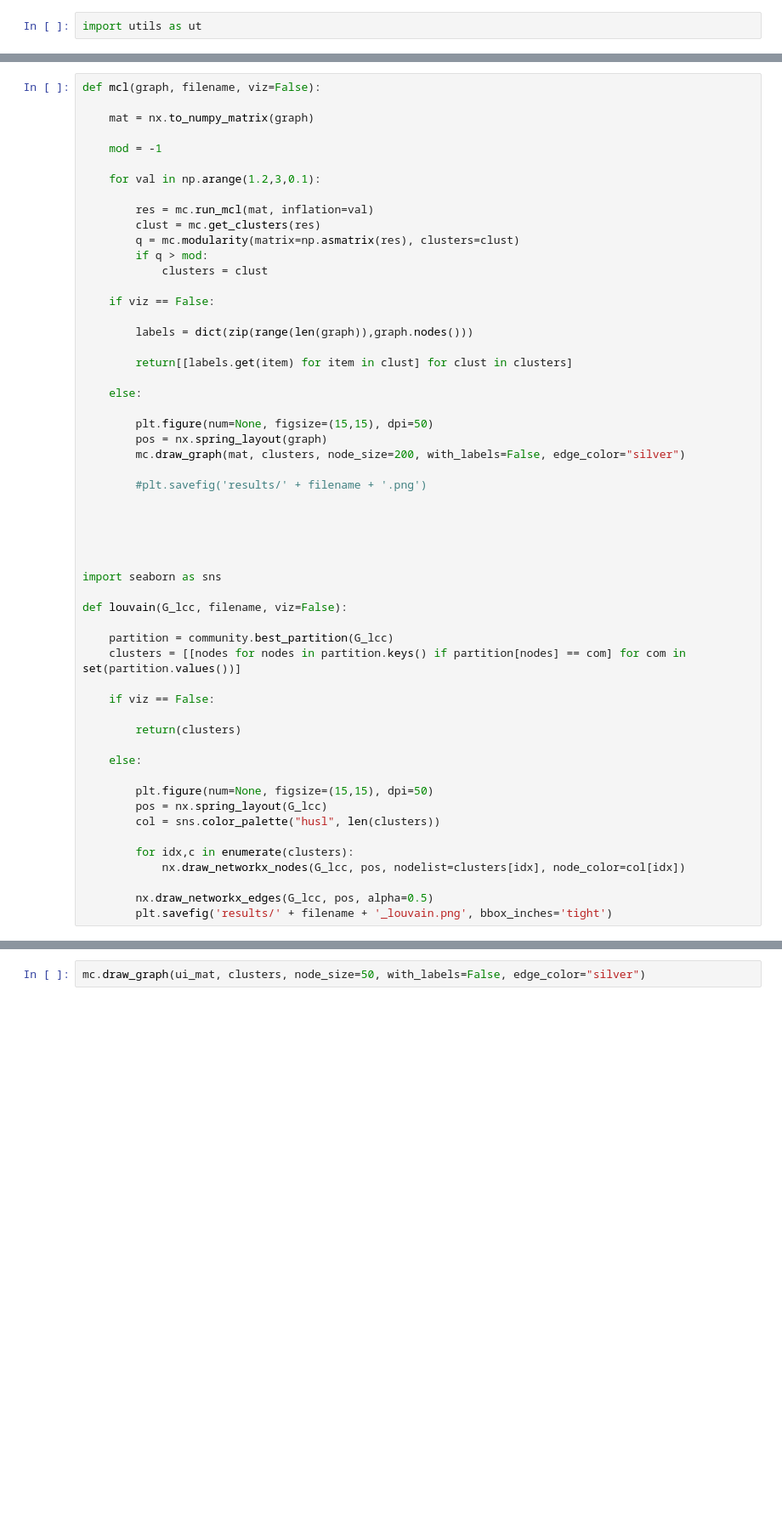
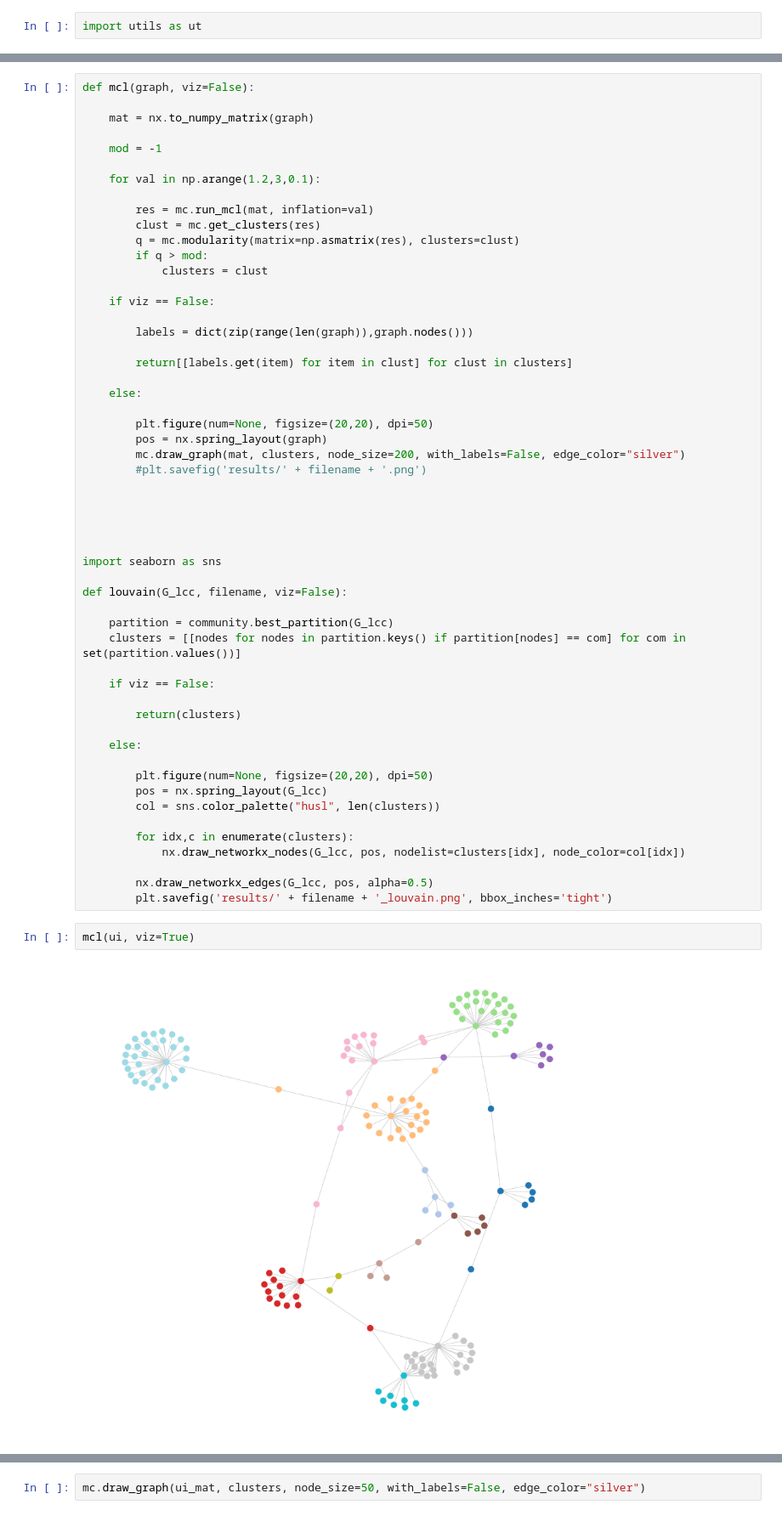
Before and after one commit to tlancian/BI_Homeworks, a Jupyter notebook: HW1.2/part_2/Untitled.ipynb, the cells around one changed output, grey strips where cells are left out. Shown: that part at 85% size. Cells and saved outputs as stored; diff of their text form; blank space fills up the shorter version.

Commit message:
visualization+report

```diff
--- a/HW1.2/part_2/Untitled.ipynb
+++ b/HW1.2/part_2/Untitled.ipynb
@@ -133,7 +133,7 @@ ui_mcl = map(lambda x : ut.hypergeom_test(ui,x) ,filter(ut.check_length_mod, ut.
 ut.louvain(ii, 'ii', viz=True)
 ut.louvain(ui, 'ui', viz=True)
 # %%
-def mcl(graph, filename, viz=False):
+def mcl(graph, viz=False):
 
     mat = nx.to_numpy_matrix(graph)
 
@@ -155,10 +155,9 @@ def mcl(graph, filename, viz=False):
 
     else:
 
-        plt.figure(num=None, figsize=(15,15), dpi=50)
+        plt.figure(num=None, figsize=(20,20), dpi=50)
         pos = nx.spring_layout(graph)
         mc.draw_graph(mat, clusters, node_size=200, with_labels=False, edge_color="silver")
-
         #plt.savefig('results/' + filename + '.png')
 
 
@@ -178,7 +177,7 @@ def louvain(G_lcc, filename, viz=False):
 
     else:
 
-        plt.figure(num=None, figsize=(15,15), dpi=50)
+        plt.figure(num=None, figsize=(20,20), dpi=50)
         pos = nx.spring_layout(G_lcc)
         col = sns.color_palette("husl", len(clusters))
 
@@ -187,6 +186,10 @@ def louvain(G_lcc, filename, viz=False):
 
         nx.draw_networkx_edges(G_lcc, pos, alpha=0.5)
         plt.savefig('results/' + filename + '_louvain.png', bbox_inches='tight')
+# %%
+mcl(ui, viz=True)
+# %% [output]
+[figure, added]
 # %%
 size = float(len(set(partition_ii.values())))
 pos = nx.spring_layout(G_ii)
```
Also changed, not shown: 9 other files.
